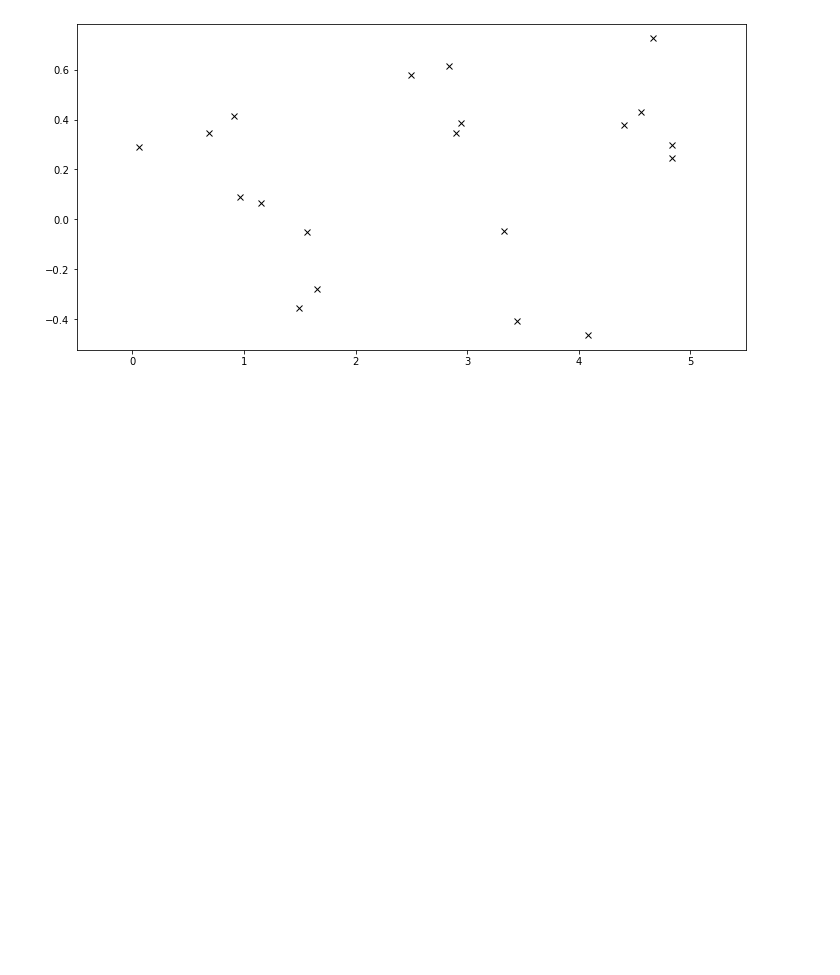
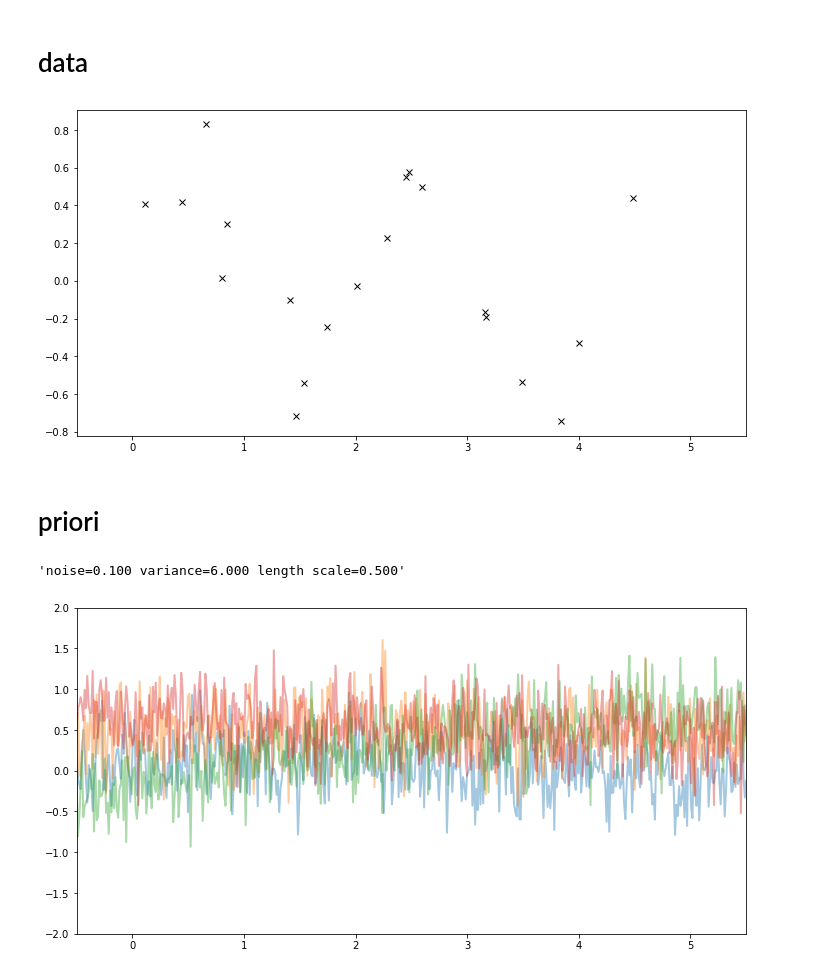
Before and after one commit to jaroslawk/pyro-gp, a Jupyter notebook: notebooks/pyro-gp.ipynb, the cells around one changed output. Cells and saved outputs as stored; diff of their text form; code cells hidden in the pictures; blank space fills up the shorter version.

```diff
--- a/notebooks/pyro-gp.ipynb
+++ b/notebooks/pyro-gp.ipynb
@@ -86,9 +124,26 @@ def plot(
+# %% [markdown]
+# data
 # %%
+
+smoke_test = "CI" in os.environ  # ignore; used to check code integrity in the Pyro repo
+assert pyro.__version__.startswith('1.8.1')
+pyro.set_rng_seed(0)
+
+
 N = 20
 X = dist.Uniform(0.0, 5.0).sample(sample_shape=(N,))
 y = 0.5 * torch.sin(3 * X) + dist.Normal(0.0, 0.2).sample(sample_shape=(N,))
 
 plot(plot_observed_data=True)  # let's plot the observed data
 # %% [output]
-[figure, old version]
+[figure, new version]
+# %% [markdown]
+# priori
+# %%
+noise = torch.tensor(0.1)
+lengthscale = torch.tensor(0.5)
+variance=torch.tensor(6.0)
+f"noise={noise:.03f} variance={variance:.03f} length scale={lengthscale:.03f}"
+# %% [output]
+'noise=0.100 variance=6.000 length scale=0.500'
 # %%
@@ -96,0 +152,5 @@ gpr = gp.models.GPRegression(X, y, kernel, noise=torch.tensor(0.1))
+# %%
+plot_samples(model=gpr, kernel=kernel, n_prior_samples=4)
+_ = plt.ylim((-2, 2))
+# %% [output]
+[figure, added]
```
Also changed, not shown: parts of 14 cells of this notebook, 1 other file.
